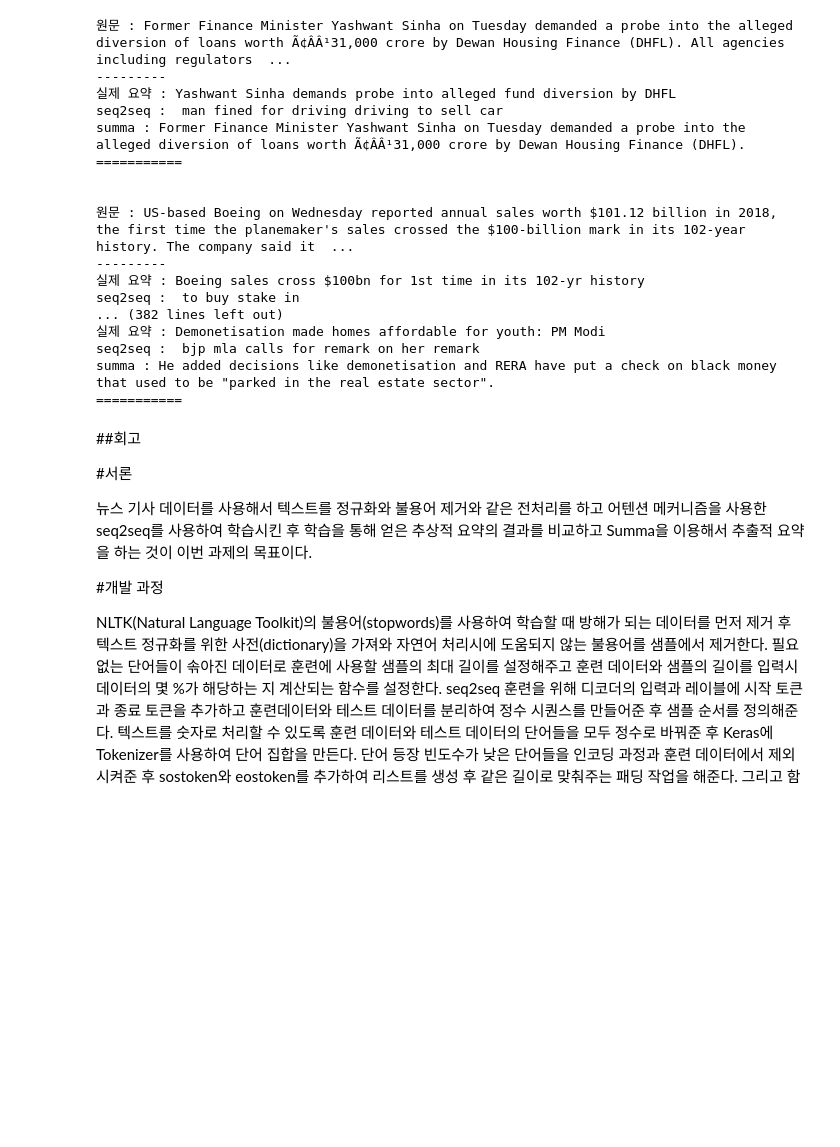
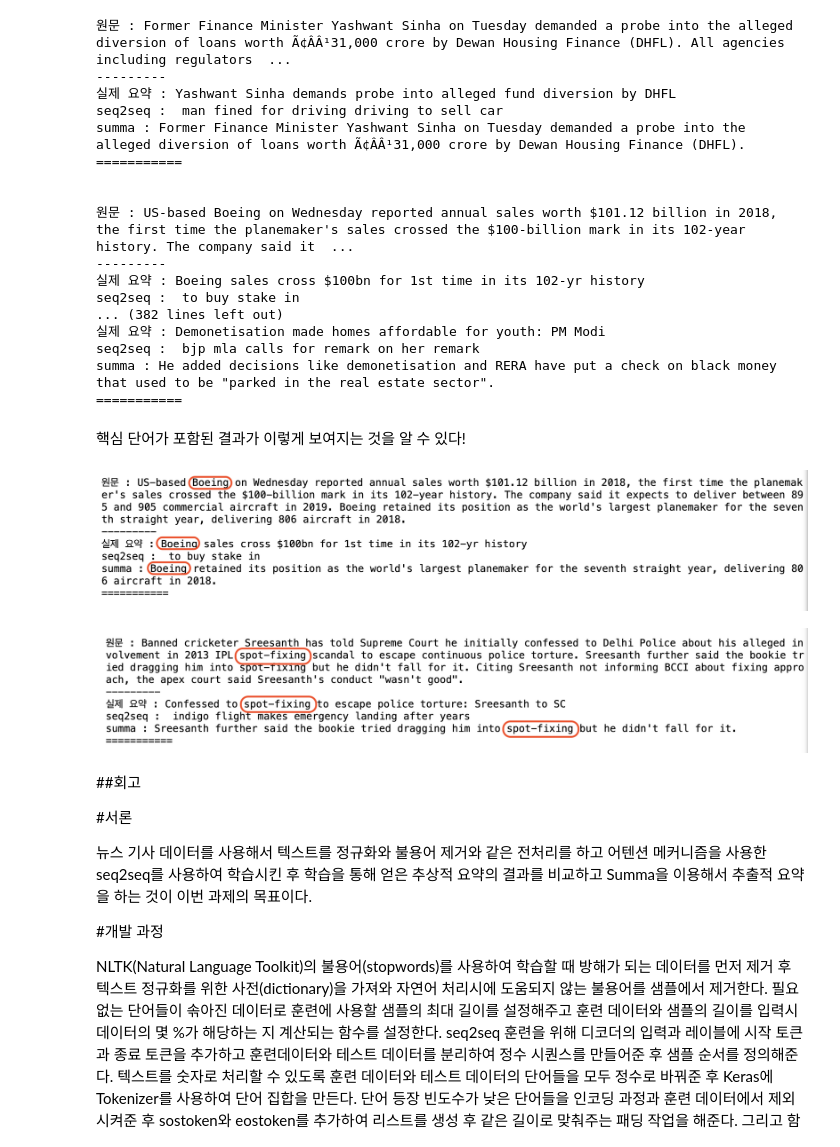
Before and after one commit to Bitna0403/Aiffel, a Jupyter notebook: Quest06/project6.ipynb, the cells around one changed output. Drawn from its saved outputs; the diff is of its cells as text; code cells hidden in the pictures; blank space fills up the shorter version.

```diff
--- a/Quest06/project6.ipynb
+++ b/Quest06/project6.ipynb
@@ -759,6 +759,22 @@ seq2seq :  to buy stake in
 seq2seq :  bjp mla calls for remark on her remark
 summa : He added decisions like demonetisation and RERA have put a check on black money that used to be "parked in the real estate sector".
 ===========
+# %% [markdown]
+핵심 단어가 포함된 결과가 이렇게 보여지는 것을 알 수 있다!
+# %%
+from IPython.display import Image, display
+
+img_path1 = os.getenv('HOME') + '/aiffel/project/1.png'
+img_path2 = os.getenv('HOME') + '/aiffel/project/2.png'
+
+img1 = Image(filename=img_path1)
+img2 = Image(filename=img_path2)
+
+display(img1)
+display(img2)
+# %% [output]
+[figure, added]
+[figure, added]
 # %% [markdown]
 ##회고
 
```
